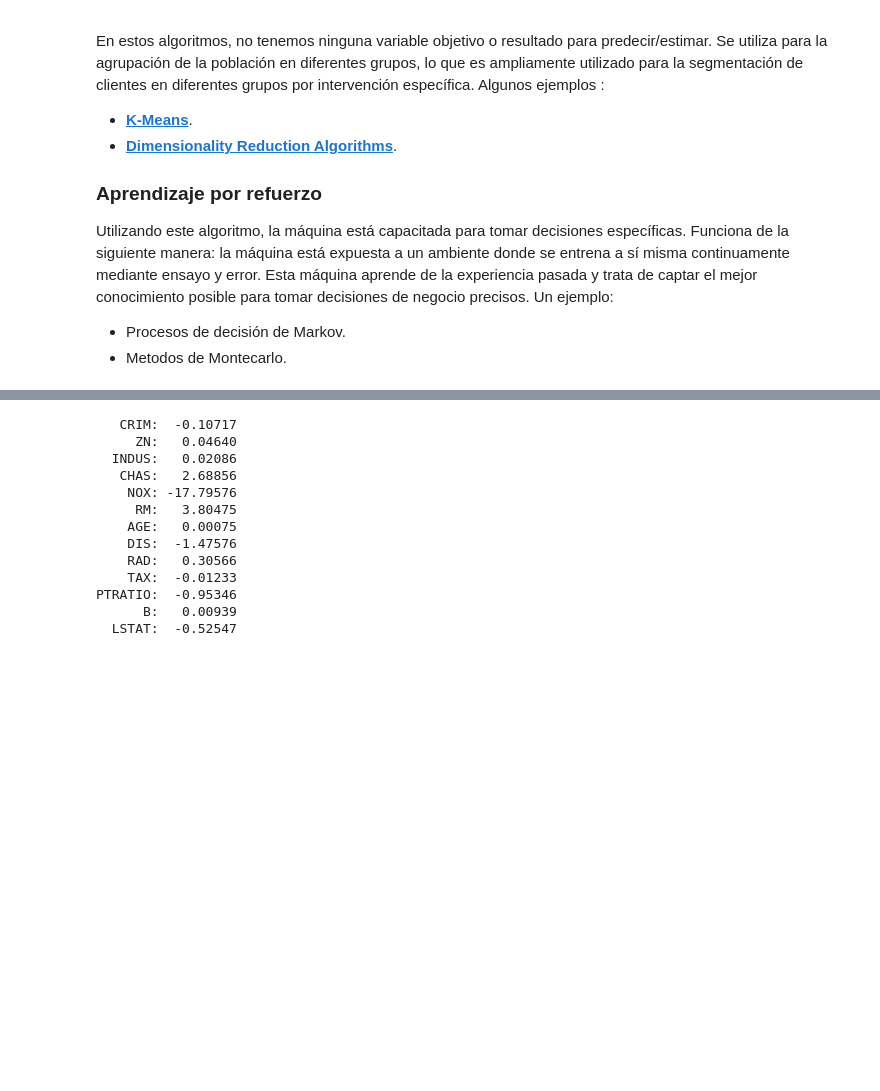
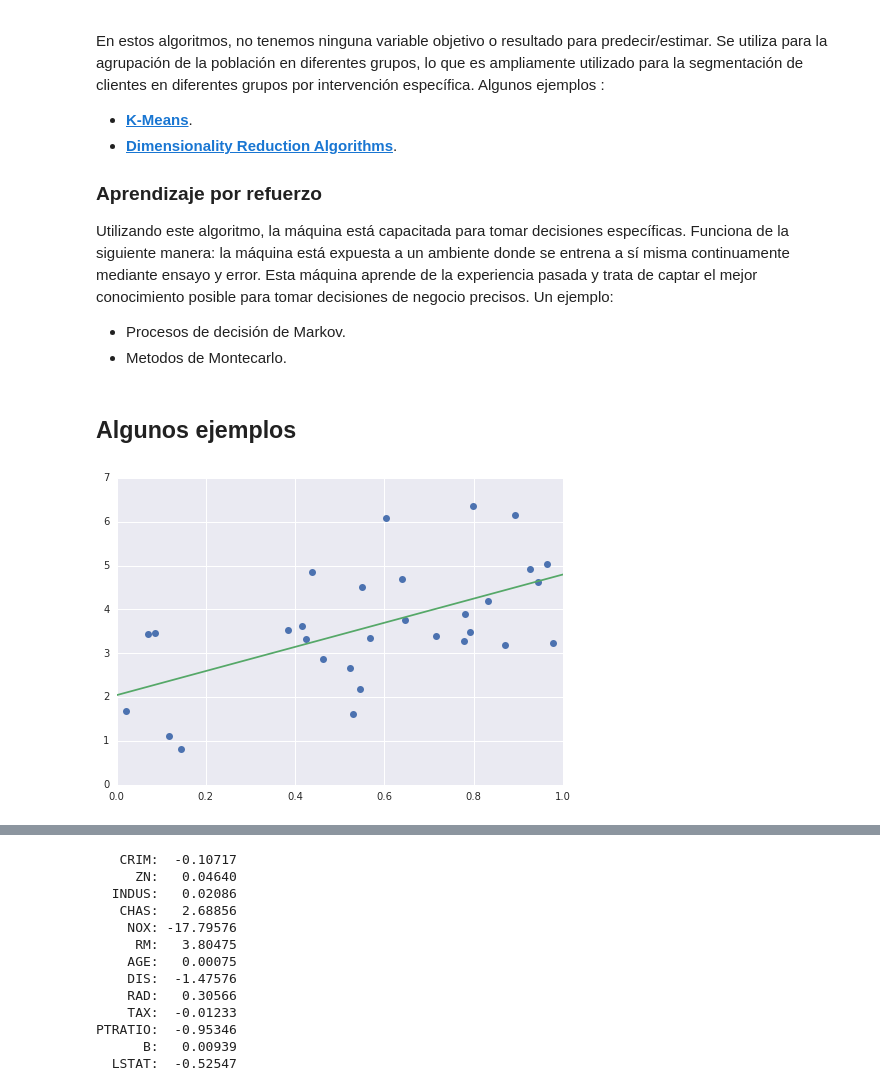
Before and after one commit to geckolml/M-L, a Jupyter notebook: scikit-learn/scikit-learn.ipynb, the cells around one changed output, grey strips where cells are left out. Cells and saved outputs as stored; diff of their text form; code cells hidden in the pictures; blank space fills up the shorter version.

```diff
--- a/scikit-learn/scikit-learn.ipynb
+++ b/scikit-learn/scikit-learn.ipynb
@@ -196,3 +212,26 @@ Utilizando este algoritmo, la máquina está capacitada para tomar decisiones es
 
 - Procesos de decisión de Markov.
 - Metodos de Montecarlo.
+# %% [markdown]
+## Algunos ejemplos
+# %%
+# Regresion lineal
+
+# Creando la data
+import numpy as np
+np.random.seed(0)
+X = np.random.random(size=(30, 1))
+y = 3 * X.squeeze() + 2 + np.random.randn(30)
+
+# Fijamos el modelo
+model = LinearRegression()
+model.fit(X, y)
+
+# Dibujamos los datos y el modelo de prediccion
+X_fit = np.linspace(0, 1, 100)[:, np.newaxis]
+y_fit = model.predict(X_fit)
+
+plt.plot(X.squeeze(), y, 'o')
+plt.plot(X_fit.squeeze(), y_fit);
+# %% [output]
+[figure, added]
```
Also changed, not shown: parts of 42 cells of this notebook.
